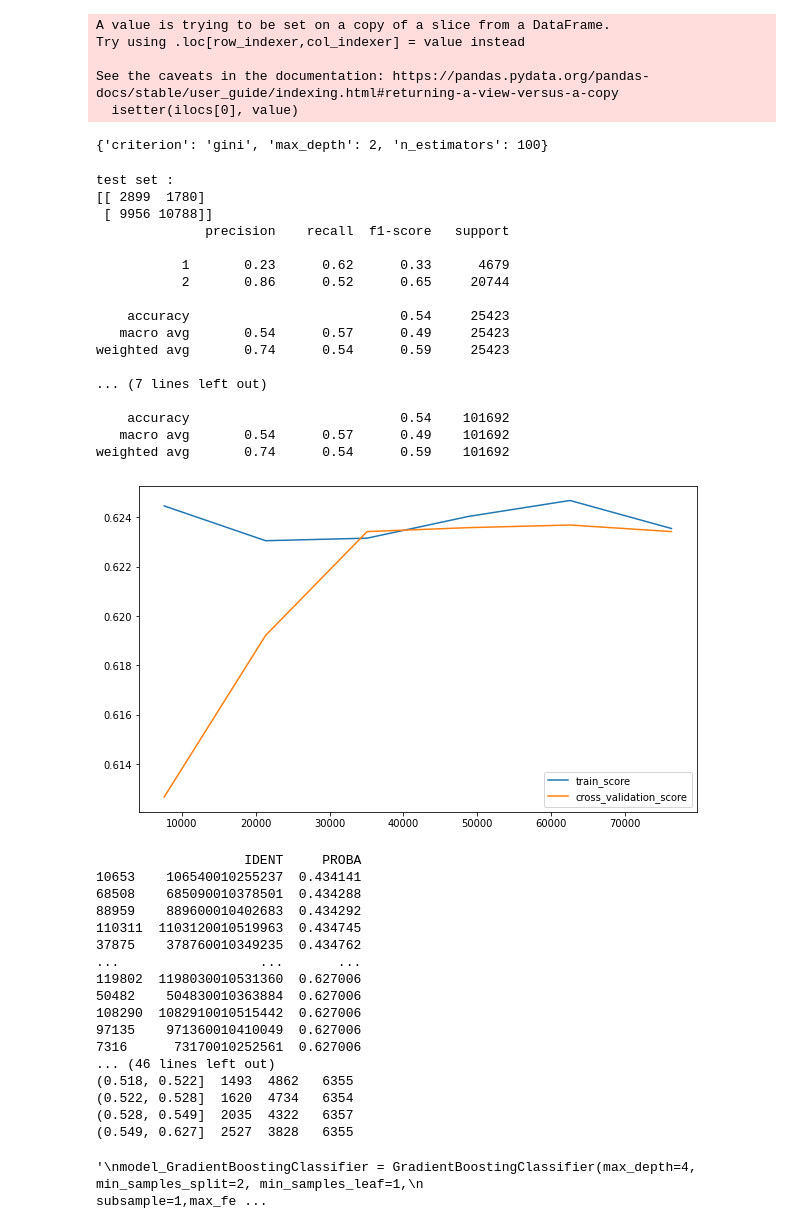
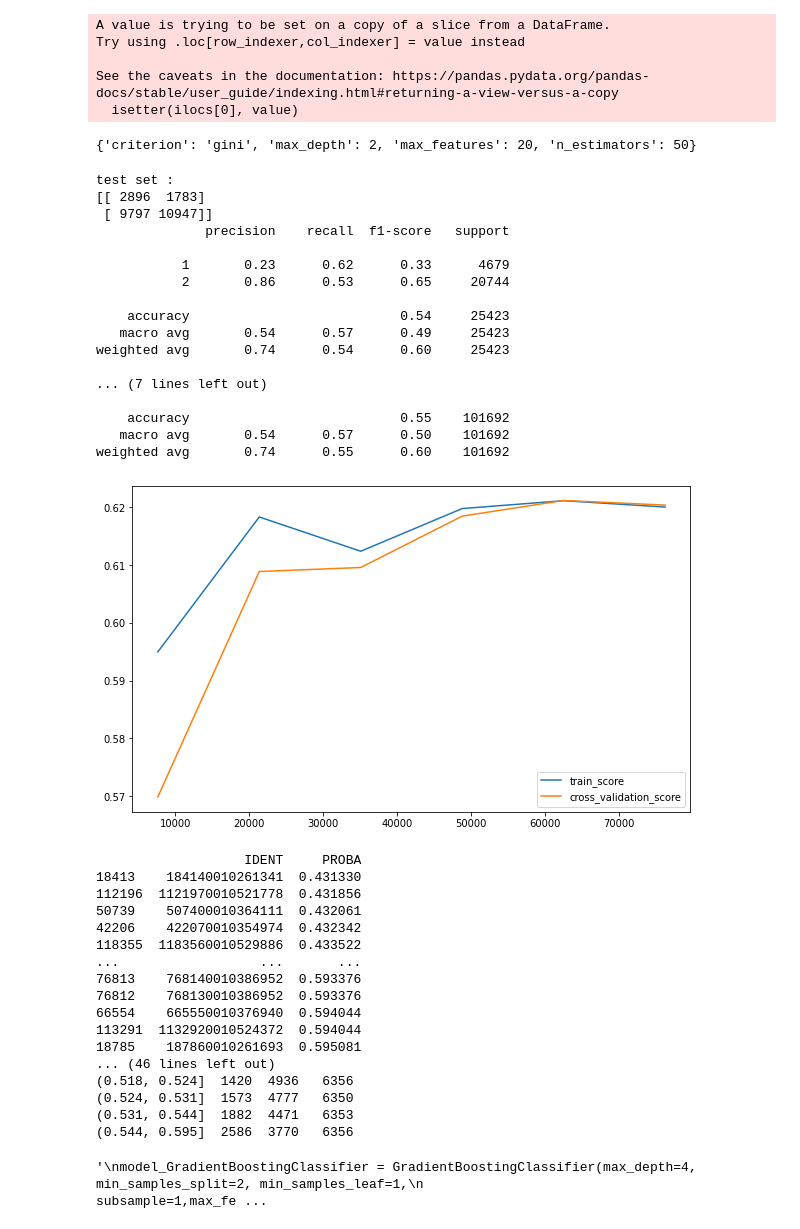
Before and after one commit to christian235711/Predict_models_fdf21, a Jupyter notebook: FDF21_model_AdaBoost_DecisionTreeClassifier_RandomForest.ipynb, the cells around one changed output. Cells and saved outputs as stored; diff of their text form; code cells hidden in the pictures.

Commit message:
gridsearch Random Forest

```diff
--- a/FDF21_model_AdaBoost_DecisionTreeClassifier_RandomForest.ipynb
+++ b/FDF21_model_AdaBoost_DecisionTreeClassifier_RandomForest.ipynb
@@ -497,10 +497,10 @@ See the caveats in the documentation: https://pandas.pydata.org/pandas-docs/stab
   isetter(ilocs[0], value)
 # %%
 model_RandomForestClassifier = RandomForestClassifier(class_weight="balanced", random_state =0 )
-param = {'criterion': ['gini','entropy'], 'max_depth' : list(range(2,30, 2)), 'n_estimators' : [20,30,50,100] }
+param = {'criterion': ['gini','entropy'], 'max_depth' : list(range(2,30, 2)),"max_features":[15,20,25] ,'n_estimators' : [20,30,50,100, 200] }
 
 grid_RandomForestClassifier = GridSearchCV(model_RandomForestClassifier, param, cv = 4, scoring = "recall", n_jobs=2)
 resultat_grid_RandomForestClassifier = grid_RandomForestClassifier.fit(train_X_s, train_Y_s)
 resultat_grid_RandomForestClassifier.best_params_
 # %% [output]
-{'criterion': 'gini', 'max_depth': 2, 'n_estimators': 100}
+{'criterion': 'gini', 'max_depth': 2, 'max_features': 20, 'n_estimators': 50}
@@ -507,46 +509,46 @@ resultat_grid_RandomForestClassifier.best_params_
 # %%
-final_model_RandomForestClassifier = RandomForestClassifier(class_weight="balanced", criterion="gini", max_depth=2, n_estimators = 100 , random_state=0)
+final_model_RandomForestClassifier = RandomForestClassifier(class_weight="balanced", criterion="gini", max_depth=2,max_features=20, n_estimators = 50 , random_state=0)
 evaluation(final_model_RandomForestClassifier, train_X_s, train_Y_s, test_X_s, test_Y_s, scoring="recall")
 # %% [output]
 test set :
-[[ 2899  1780]
- [ 9956 10788]]
+[[ 2896  1783]
+ [ 9797 10947]]
               precision    recall  f1-score   support
 
            1       0.23      0.62      0.33      4679
-           2       0.86      0.52      0.65     20744
+           2       0.86      0.53      0.65     20744
 
     accuracy                           0.54     25423
    macro avg       0.54      0.57      0.49     25423
-weighted avg       0.74      0.54      0.59     25423
+weighted avg       0.74      0.54      0.60     25423
 
 ... (7 lines left out)
 
-    accuracy                           0.54    101692
-   macro avg       0.54      0.57      0.49    101692
-weighted avg       0.74      0.54      0.59    101692
+    accuracy                           0.55    101692
+   macro avg       0.54      0.57      0.50    101692
+weighted avg       0.74      0.55      0.60    101692
-[figure, old version]
+[figure, new version]
 # %%
 quarantiles(model=final_model_RandomForestClassifier, data_orig=data, affichage=True,
             save=False, path = "/content/drive/MyDrive/spad_score_method_1/sans_dons_encodage_dummies_AdaBoost.xlsx")
 # %% [output]
                    IDENT     PROBA
-10653    106540010255237  0.434141
-68508    685090010378501  0.434288
-88959    889600010402683  0.434292
-110311  1103120010519963  0.434745
-37875    378760010349235  0.434762
+18413    184140010261341  0.431330
+112196  1121970010521778  0.431856
+50739    507400010364111  0.432061
+42206    422070010354974  0.432342
+118355  1183560010529886  0.433522
 ...                  ...       ...
-119802  1198030010531360  0.627006
-50482    504830010363884  0.627006
-108290  1082910010515442  0.627006
-97135    971360010410049  0.627006
-7316      73170010252561  0.627006
+76813    768140010386952  0.593376
+76812    768130010386952  0.593376
+66554    665550010376940  0.594044
+113291  1132920010524372  0.594044
+18785    187860010261693  0.595081
 ... (46 lines left out)
-(0.518, 0.522]  1493  4862   6355
-(0.522, 0.528]  1620  4734   6354
-(0.528, 0.549]  2035  4322   6357
-(0.549, 0.627]  2527  3828   6355
+(0.518, 0.524]  1420  4936   6356
+(0.524, 0.531]  1573  4777   6350
+(0.531, 0.544]  1882  4471   6353
+(0.544, 0.595]  2586  3770   6356
 # %%
 #############################################################
 #                   MODELE 2 : BOOSTING (A EFFACER)
```
Also changed, not shown: parts of 4 cells of this notebook.
